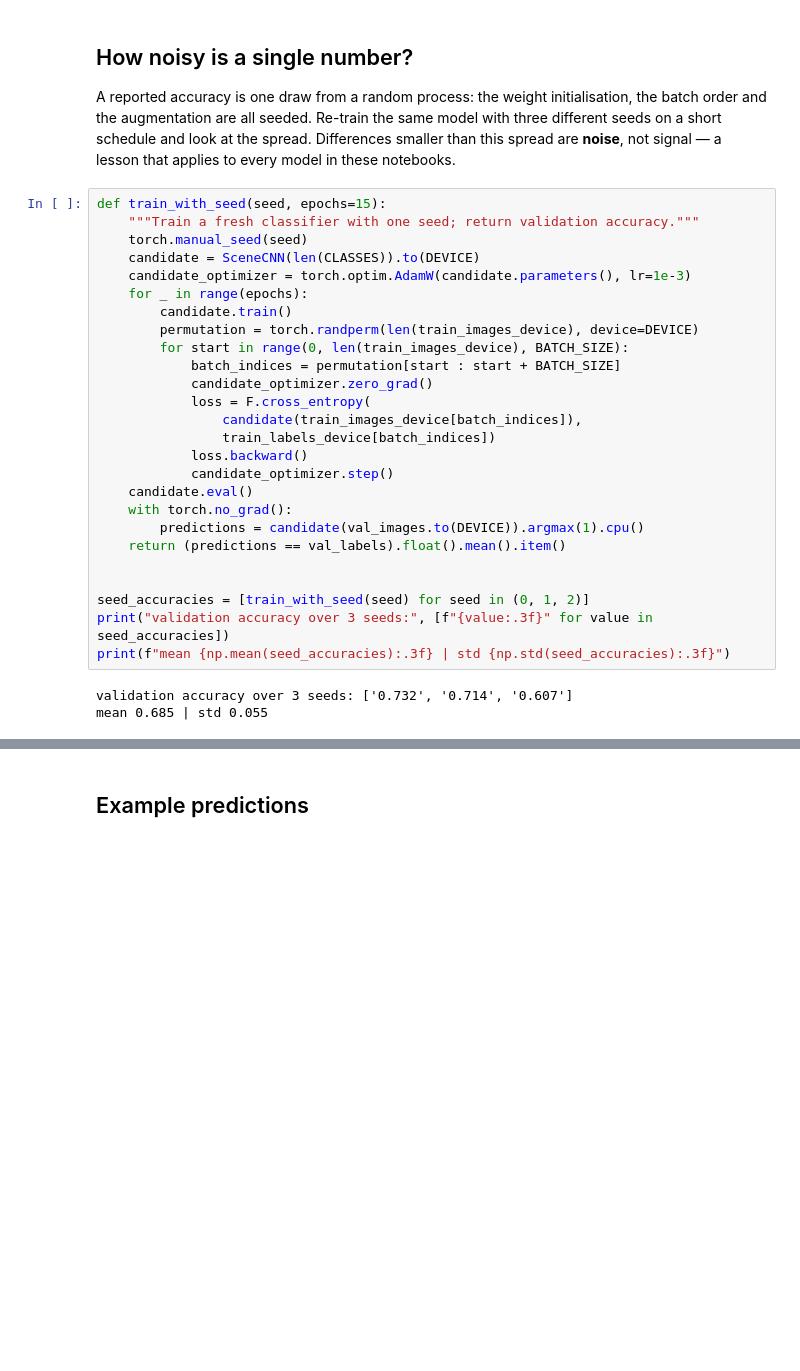
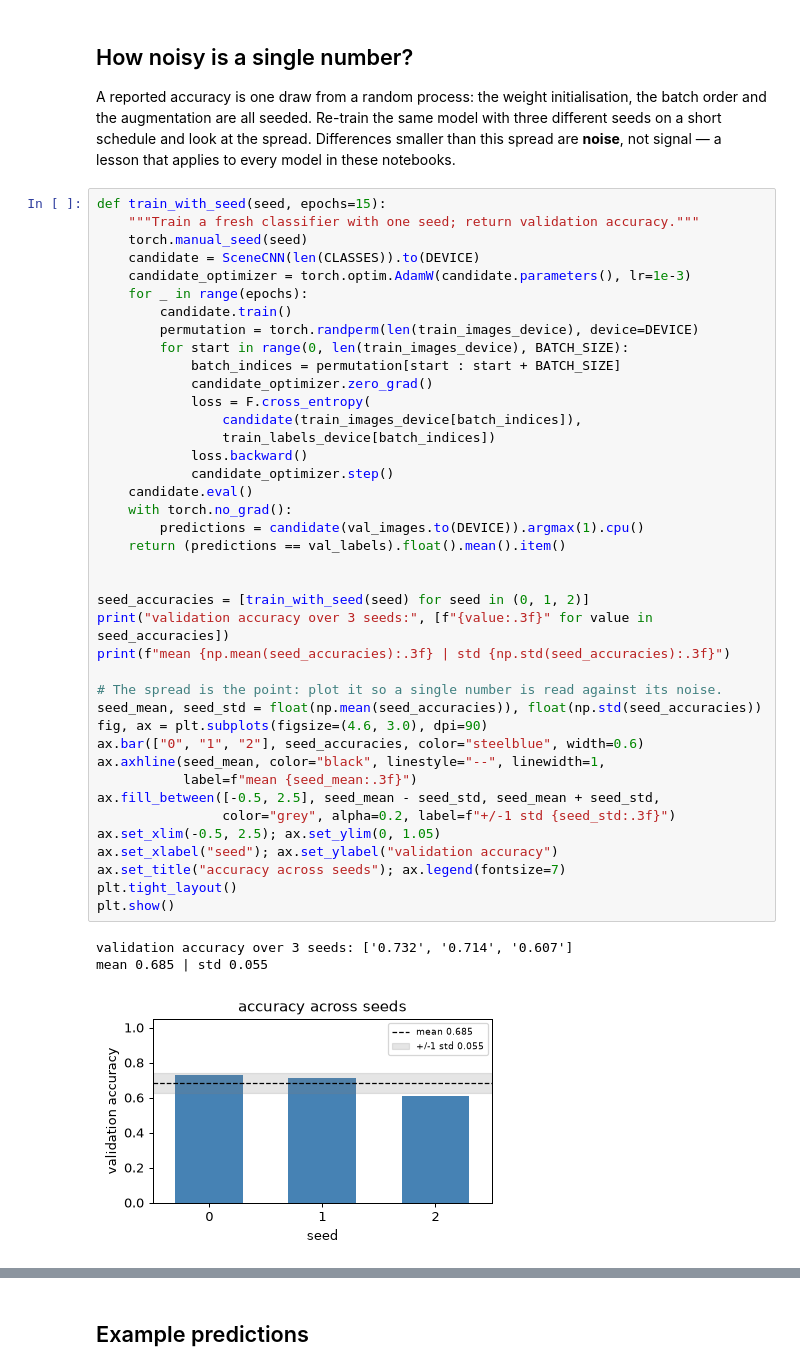
Before and after one commit to ogrisel/mplsyn, a Jupyter notebook: notebooks/05_train_scene_classification.ipynb, the cells around one changed output, grey strips where cells are left out. Drawn from its saved outputs; the diff is of its cells as text; blank space fills up the shorter version.

```diff
--- a/notebooks/05_train_scene_classification.ipynb
+++ b/notebooks/05_train_scene_classification.ipynb
@@ -454,29 +454,44 @@ lesson that applies to every model in these notebooks.
 # %%
 def train_with_seed(seed, epochs=15):
     """Train a fresh classifier with one seed; return validation accuracy."""
     torch.manual_seed(seed)
     candidate = SceneCNN(len(CLASSES)).to(DEVICE)
     candidate_optimizer = torch.optim.AdamW(candidate.parameters(), lr=1e-3)
     for _ in range(epochs):
         candidate.train()
         permutation = torch.randperm(len(train_images_device), device=DEVICE)
         for start in range(0, len(train_images_device), BATCH_SIZE):
             batch_indices = permutation[start : start + BATCH_SIZE]
             candidate_optimizer.zero_grad()
             loss = F.cross_entropy(
                 candidate(train_images_device[batch_indices]),
                 train_labels_device[batch_indices])
             loss.backward()
             candidate_optimizer.step()
     candidate.eval()
     with torch.no_grad():
         predictions = candidate(val_images.to(DEVICE)).argmax(1).cpu()
     return (predictions == val_labels).float().mean().item()
 
 
 seed_accuracies = [train_with_seed(seed) for seed in (0, 1, 2)]
 print("validation accuracy over 3 seeds:", [f"{value:.3f}" for value in seed_accuracies])
 print(f"mean {np.mean(seed_accuracies):.3f} | std {np.std(seed_accuracies):.3f}")
+
+# The spread is the point: plot it so a single number is read against its noise.
+seed_mean, seed_std = float(np.mean(seed_accuracies)), float(np.std(seed_accuracies))
+fig, ax = plt.subplots(figsize=(4.6, 3.0), dpi=90)
+ax.bar(["0", "1", "2"], seed_accuracies, color="steelblue", width=0.6)
+ax.axhline(seed_mean, color="black", linestyle="--", linewidth=1,
+           label=f"mean {seed_mean:.3f}")
+ax.fill_between([-0.5, 2.5], seed_mean - seed_std, seed_mean + seed_std,
+                color="grey", alpha=0.2, label=f"+/-1 std {seed_std:.3f}")
+ax.set_xlim(-0.5, 2.5); ax.set_ylim(0, 1.05)
+ax.set_xlabel("seed"); ax.set_ylabel("validation accuracy")
+ax.set_title("accuracy across seeds"); ax.legend(fontsize=7)
+plt.tight_layout()
+plt.show()
 # %% [output]
 validation accuracy over 3 seeds: ['0.732', '0.714', '0.607']
 mean 0.685 | std 0.055
+[figure, added]
```
Also changed, not shown: parts of 3 cells of this notebook.
